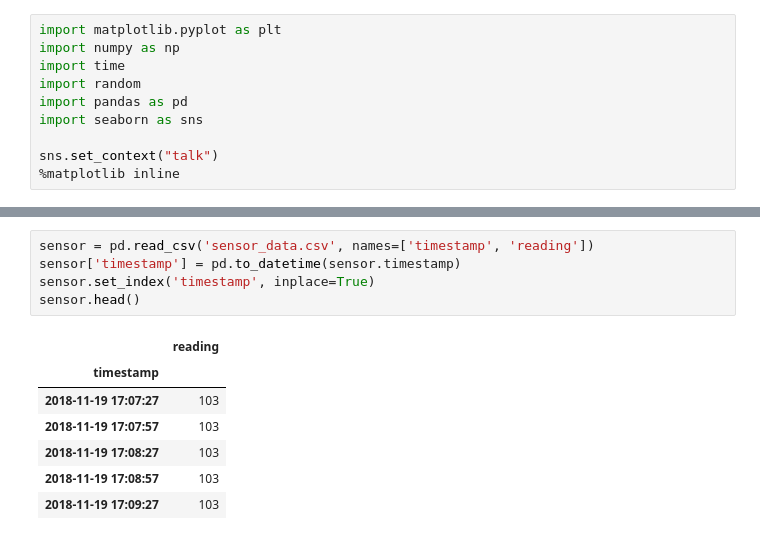
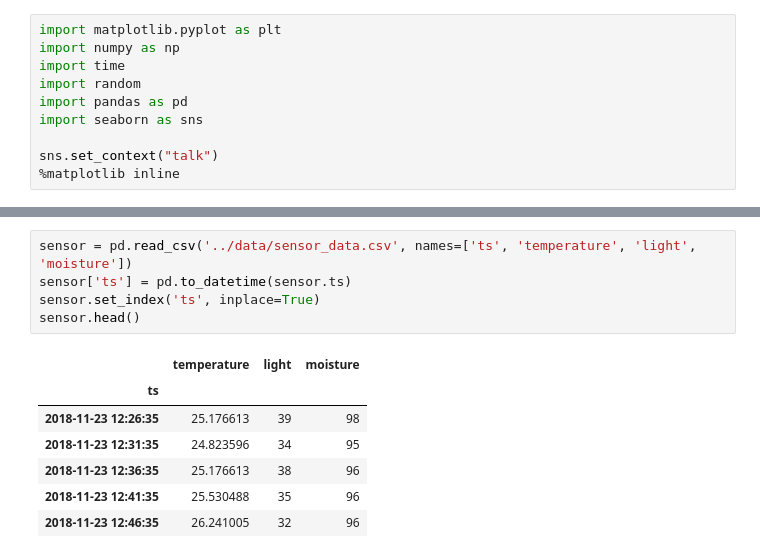
Before and after one commit to seanluciotolentino/hydrofarm, a Jupyter notebook: notebooks/Initial Exploration.ipynb, the cells around one changed output, grey strips where cells are left out. Cells and saved outputs as stored; diff of their text form.

```diff
--- a/notebooks/Initial Exploration.ipynb
+++ b/notebooks/Initial Exploration.ipynb
@@ -11,13 +15,13 @@ sns.set_context("talk")
 # %%
-sensor = pd.read_csv('sensor_data.csv', names=['timestamp', 'reading'])
-sensor['timestamp'] = pd.to_datetime(sensor.timestamp)
-sensor.set_index('timestamp', inplace=True)
+sensor = pd.read_csv('../data/sensor_data.csv', names=['ts', 'temperature', 'light', 'moisture'])
+sensor['ts'] = pd.to_datetime(sensor.ts)
+sensor.set_index('ts', inplace=True)
 sensor.head()
 # %% [output]
-|  | reading |
-| timestamp |  |
-| 2018-11-19 17:07:27 | 103 |
-| 2018-11-19 17:07:57 | 103 |
-| 2018-11-19 17:08:27 | 103 |
-| 2018-11-19 17:08:57 | 103 |
-| 2018-11-19 17:09:27 | 103 |
+|  | temperature | light | moisture |
+| ts |  |  |  |
+| 2018-11-23 12:26:35 | 25.176613 | 39 | 98 |
+| 2018-11-23 12:31:35 | 24.823596 | 34 | 95 |
+| 2018-11-23 12:36:35 | 25.176613 | 38 | 96 |
+| 2018-11-23 12:41:35 | 25.530488 | 35 | 96 |
+| 2018-11-23 12:46:35 | 26.241005 | 32 | 96 |
```
Also changed, not shown: parts of 5 cells of this notebook.
